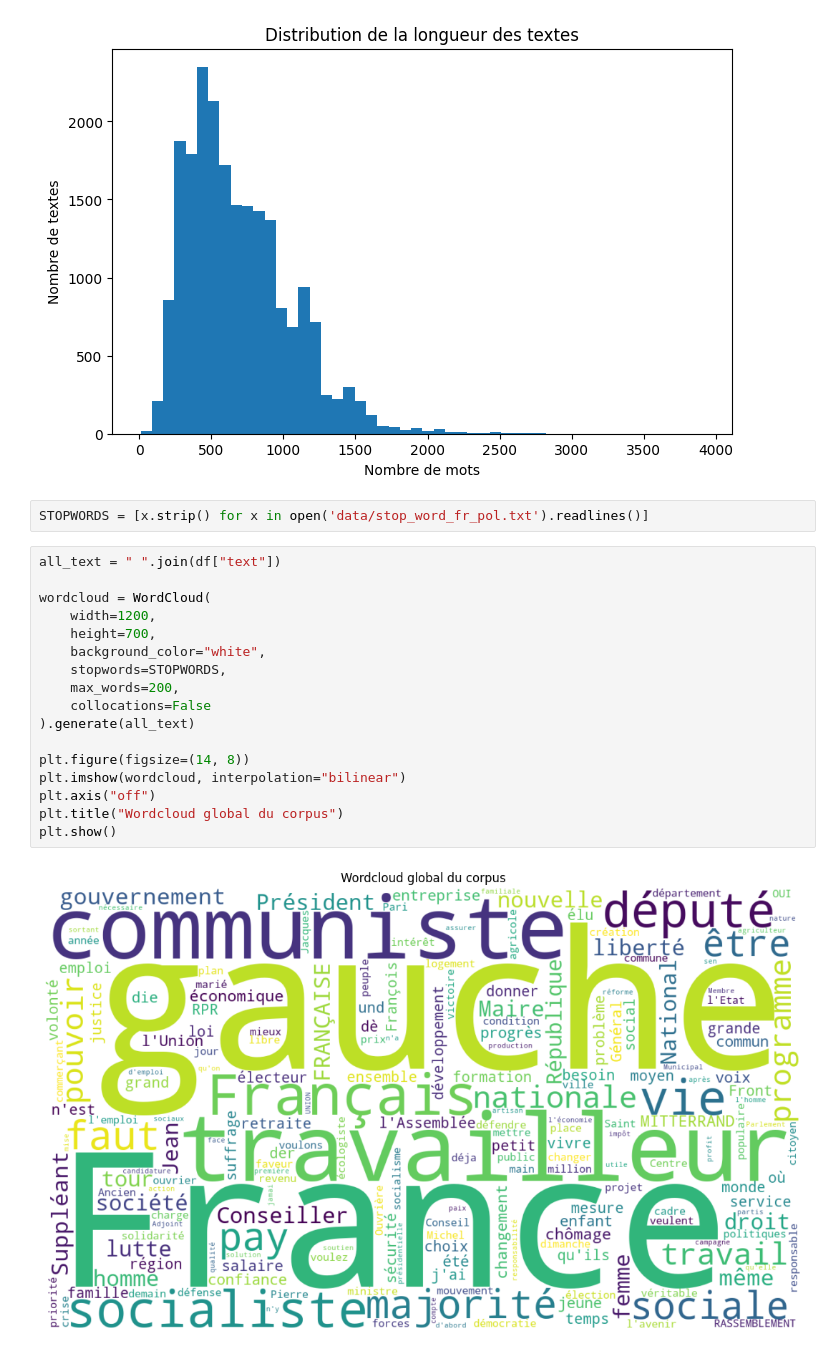
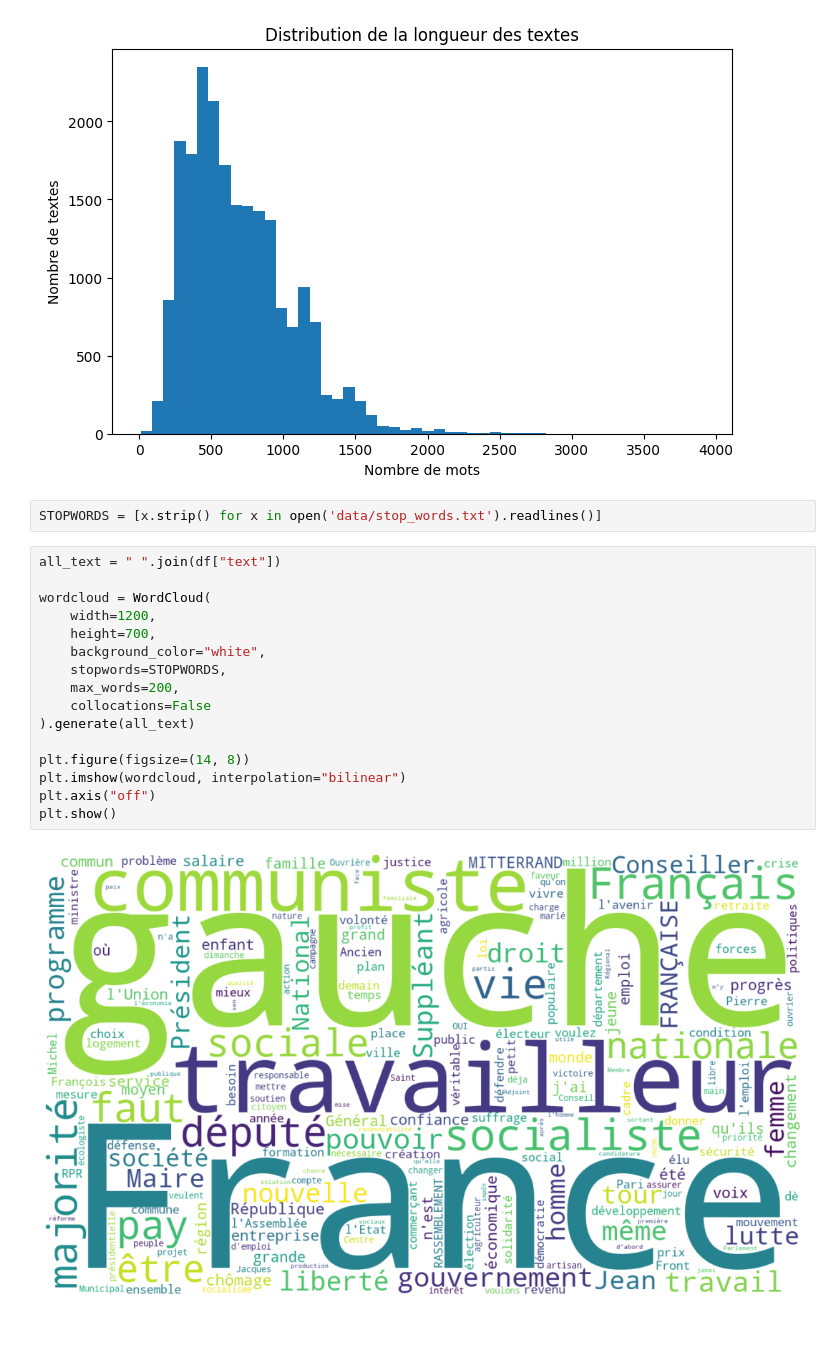
Before and after one commit to lecoqm/NLP, a Jupyter notebook: first_topic_analysis.ipynb, the cells around one changed output. Saved outputs shown, nothing was run; the diff lists cells and outputs as text.

```diff
--- a/first_topic_analysis.ipynb
+++ b/first_topic_analysis.ipynb
@@ -64,26 +64,25 @@ plt.show()
 # %% [output]
 [figure]
 # %%
-STOPWORDS = [x.strip() for x in open('data/stop_word_fr_pol.txt').readlines()]
+STOPWORDS = [x.strip() for x in open('data/stop_words.txt').readlines()]
 # %%
 all_text = " ".join(df["text"])
 
 wordcloud = WordCloud(
     width=1200,
     height=700,
     background_color="white",
     stopwords=STOPWORDS,
     max_words=200,
     collocations=False
 ).generate(all_text)
 
 plt.figure(figsize=(14, 8))
 plt.imshow(wordcloud, interpolation="bilinear")
 plt.axis("off")
-plt.title("Wordcloud global du corpus")
 plt.show()
 # %% [output]
-[figure, old version]
+[figure, new version]
 # %%
 count_vectorizer = CountVectorizer(
     lowercase=True,
```
Also changed, not shown: parts of 9 cells of this notebook, 4 other files.
